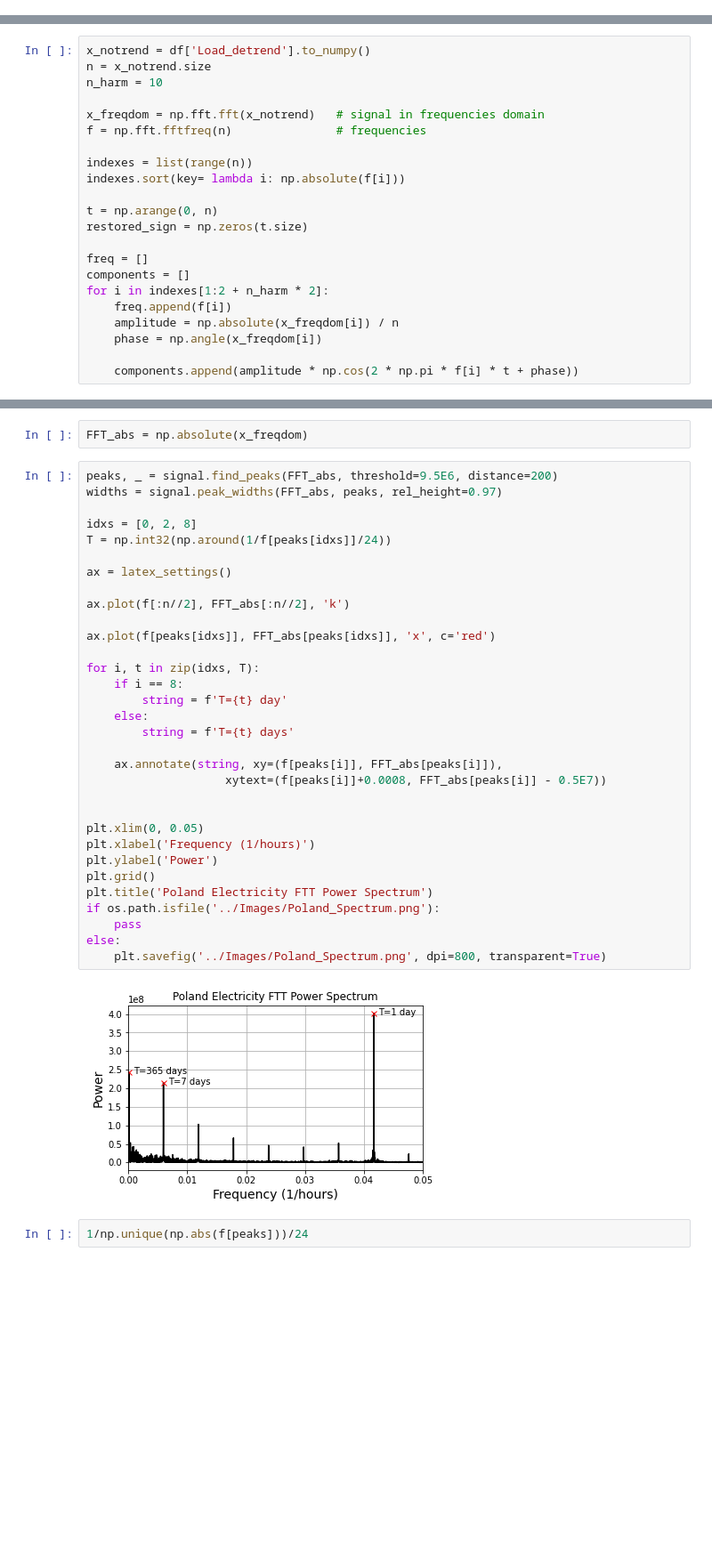
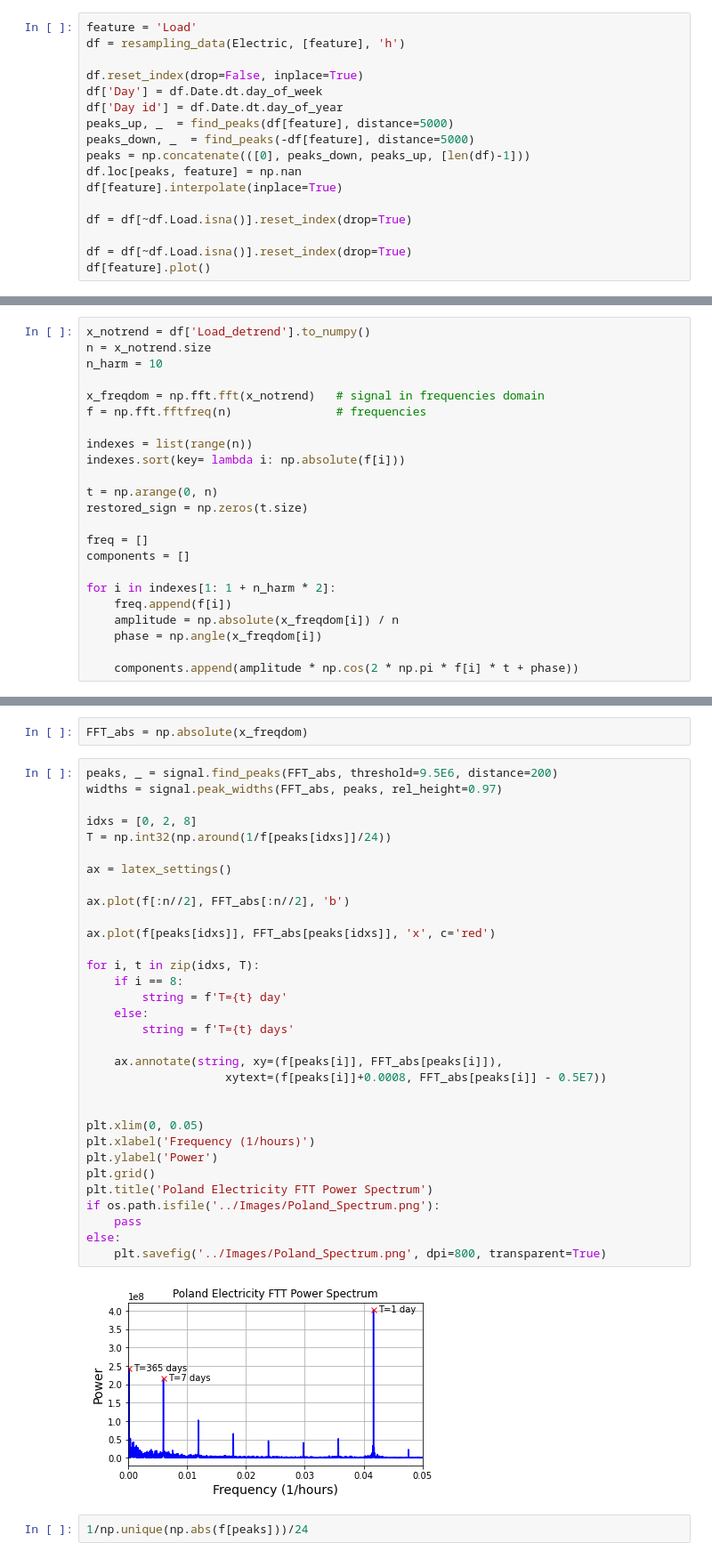
Before and after one commit to BleakHeart/Report-2, a Jupyter notebook: src/Fourier_f_extrapolations.ipynb, the cells around one changed output, grey strips where cells are left out. Shown at 89% size. Cells and saved outputs as stored; diff of their text form; blank space fills up the shorter version.

```diff
--- a/src/Fourier_f_extrapolations.ipynb
+++ b/src/Fourier_f_extrapolations.ipynb
@@ -35,0 +29,17 @@ df['Load'].plot()
+# %%
+feature = 'Load'
+df = resampling_data(Electric, [feature], 'h')
+
+df.reset_index(drop=False, inplace=True)
+df['Day'] = df.Date.dt.day_of_week
+df['Day id'] = df.Date.dt.day_of_year
+peaks_up, _  = find_peaks(df[feature], distance=5000)
+peaks_down, _  = find_peaks(-df[feature], distance=5000)
+peaks = np.concatenate(([0], peaks_down, peaks_up, [len(df)-1]))
+df.loc[peaks, feature] = np.nan
+df[feature].interpolate(inplace=True)
+
+df = df[~df.Load.isna()].reset_index(drop=True)
+
+df = df[~df.Load.isna()].reset_index(drop=True)
+df[feature].plot()
@@ -68,7 +81,8 @@ restored_sign = np.zeros(t.size)
 
 freq = []
 components = []
-for i in indexes[1:2 + n_harm * 2]:
+
+for i in indexes[1: 1 + n_harm * 2]:
     freq.append(f[i])
     amplitude = np.absolute(x_freqdom[i]) / n
     phase = np.angle(x_freqdom[i])
@@ -94,35 +108,35 @@ peaks, _ = signal.find_peaks(FFT_abs, threshold=9.5E6, distance=200)
 widths = signal.peak_widths(FFT_abs, peaks, rel_height=0.97)
 
 idxs = [0, 2, 8]
 T = np.int32(np.around(1/f[peaks[idxs]]/24))
 
 ax = latex_settings()
 
-ax.plot(f[:n//2], FFT_abs[:n//2], 'k')
+ax.plot(f[:n//2], FFT_abs[:n//2], 'b')
 
 ax.plot(f[peaks[idxs]], FFT_abs[peaks[idxs]], 'x', c='red')
 
 for i, t in zip(idxs, T):
     if i == 8:
         string = f'T={t} day'
     else:
         string = f'T={t} days'
 
     ax.annotate(string, xy=(f[peaks[i]], FFT_abs[peaks[i]]),
                     xytext=(f[peaks[i]]+0.0008, FFT_abs[peaks[i]] - 0.5E7))
 
 
 plt.xlim(0, 0.05)
 plt.xlabel('Frequency (1/hours)')
 plt.ylabel('Power')
 plt.grid()
 plt.title('Poland Electricity FTT Power Spectrum')
 if os.path.isfile('../Images/Poland_Spectrum.png'):
     pass
 else:
     plt.savefig('../Images/Poland_Spectrum.png', dpi=800, transparent=True)
 # %% [output]
-[figure, old version]
+[figure, new version]
 # %%
 1/np.unique(np.abs(f[peaks]))/24
 # %% [output]
```
Also changed, not shown: parts of 6 cells of this notebook.
